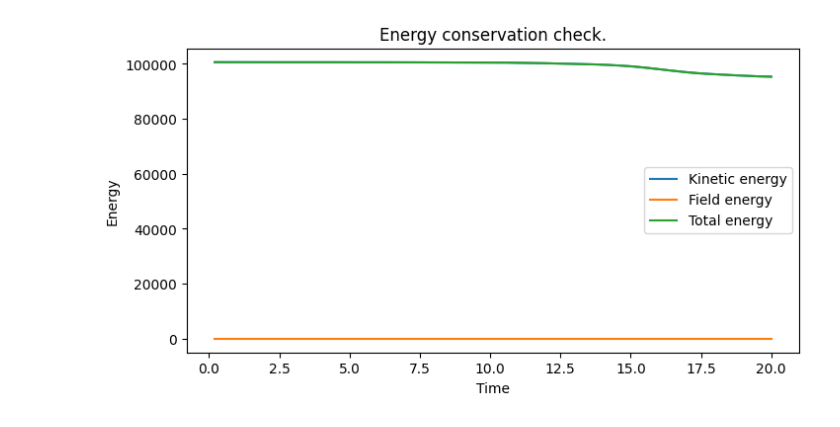
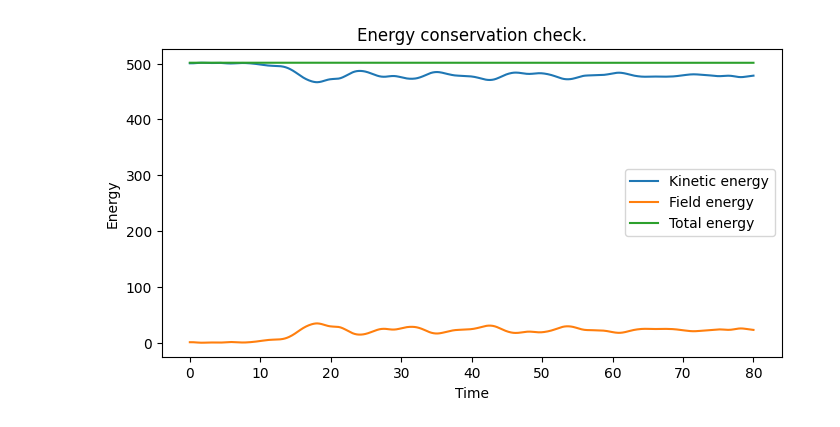
Before and after one commit to smaeyama/lec_SOKENDAI_Simulation_Science, a Jupyter notebook: fss2025/lec02_1d_pic/lec02_1d_pic.ipynb, the cells around one changed output. Drawn from its saved outputs; the diff is of its cells as text; code cells hidden in the pictures.

```diff
--- a/fss2025/lec02_1d_pic/lec02_1d_pic.ipynb
+++ b/fss2025/lec02_1d_pic/lec02_1d_pic.ipynb
@@ -153,23 +168,23 @@ for t_plot in times_to_plot:
 # %%
 #--- Check energy conservation ---
-wtime = time[1:-1]         # t = t_1, t_2, ..., t_n-2
-v = particle_history[1] # t = t_0+1/2, t_1+1/2, ..., t_n-1+1/2
-wv = 0.5 * (v[0:-2,:] + v[1:-1,:])   # t = t_1, t_2, ..., t_n-2 (2nd-order interpolation)
-kinetic_energy = np.sum(0.5 * wv**2, axis=1)
-field_energy = 0.5 * np.sum(field_history[2][1:-1,:], axis=1)
+wtime = time[:-1]              # t =      t_0,   t_1,   t_2, ...,     t_n-2       # t_n-1 is dropped.
+v = particle_history[1]         # t = t_-1/2, t_1/2, t_3/2, ..., t_n-5/2, t_n-3/2
+wv = 0.5 * (v[1:,:] + v[:-1,:]) # t =      t_0,   t_1,   t_2, ...,     t_n-2       # 2nd-order interpolation
+kinetic_energy = np.sum(0.5 * wv**2, axis=1) * weight
+field_energy = 0.5 * np.sum(field_history[2][:-1,:]**2, axis=1) * dx
 total_energy = kinetic_energy + field_energy
 
 fig = plt.figure(figsize=(8,4))
 ax = fig.add_subplot ()
 ax.plot(wtime, kinetic_energy, label="Kinetic energy")
 ax.plot(wtime, field_energy, label="Field energy")
 ax.plot(wtime, total_energy, label="Total energy")
 ax.set_xlabel("Time")
 ax.set_ylabel("Energy")
 ax.set_title("Energy conservation check.")
 ax.legend()
 plt.show()
 # %% [output]
-[figure, old version]
+[figure, new version]
 # %%
 # --- Animation setup ---
```
Also changed, not shown: parts of 3 cells of this notebook.
